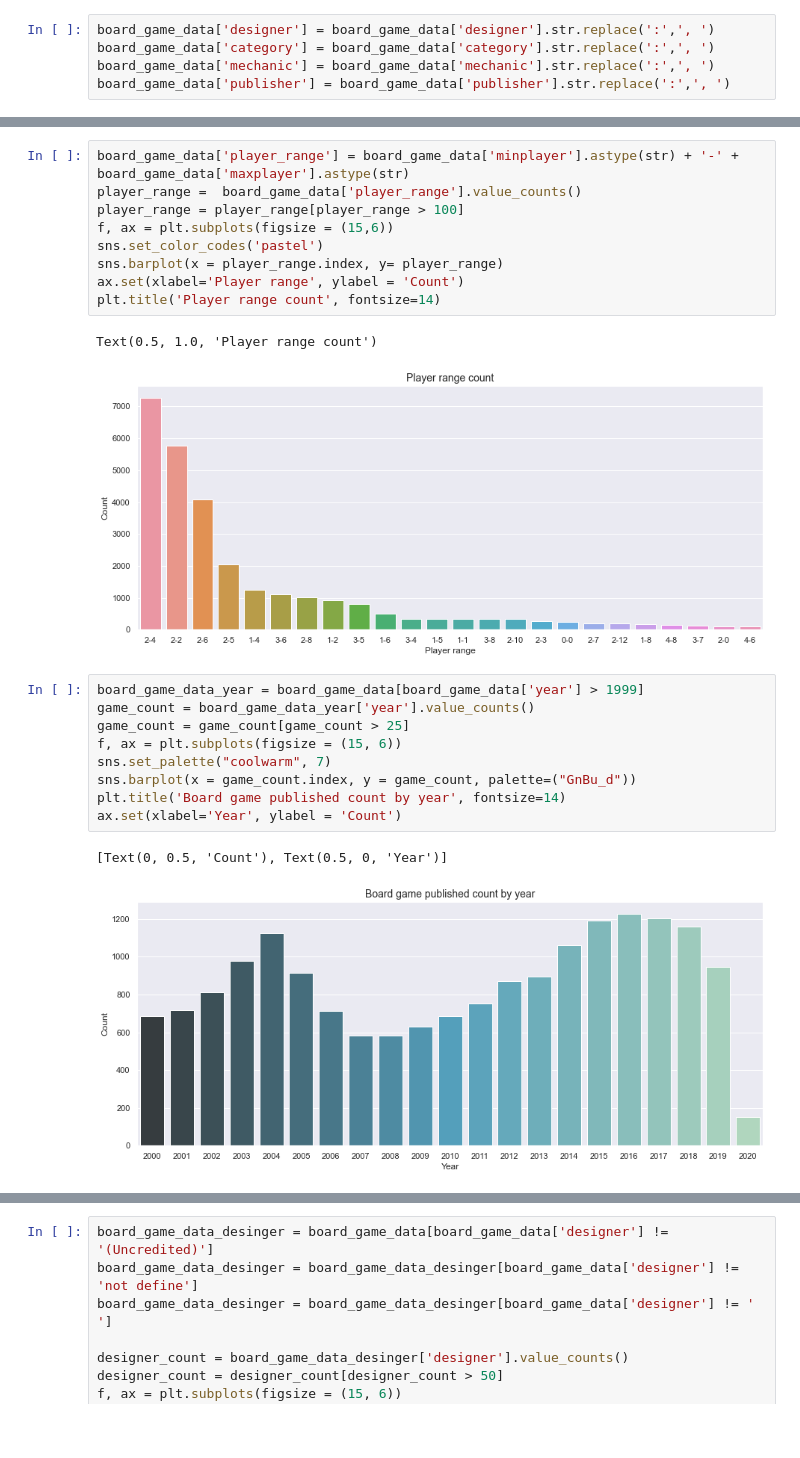
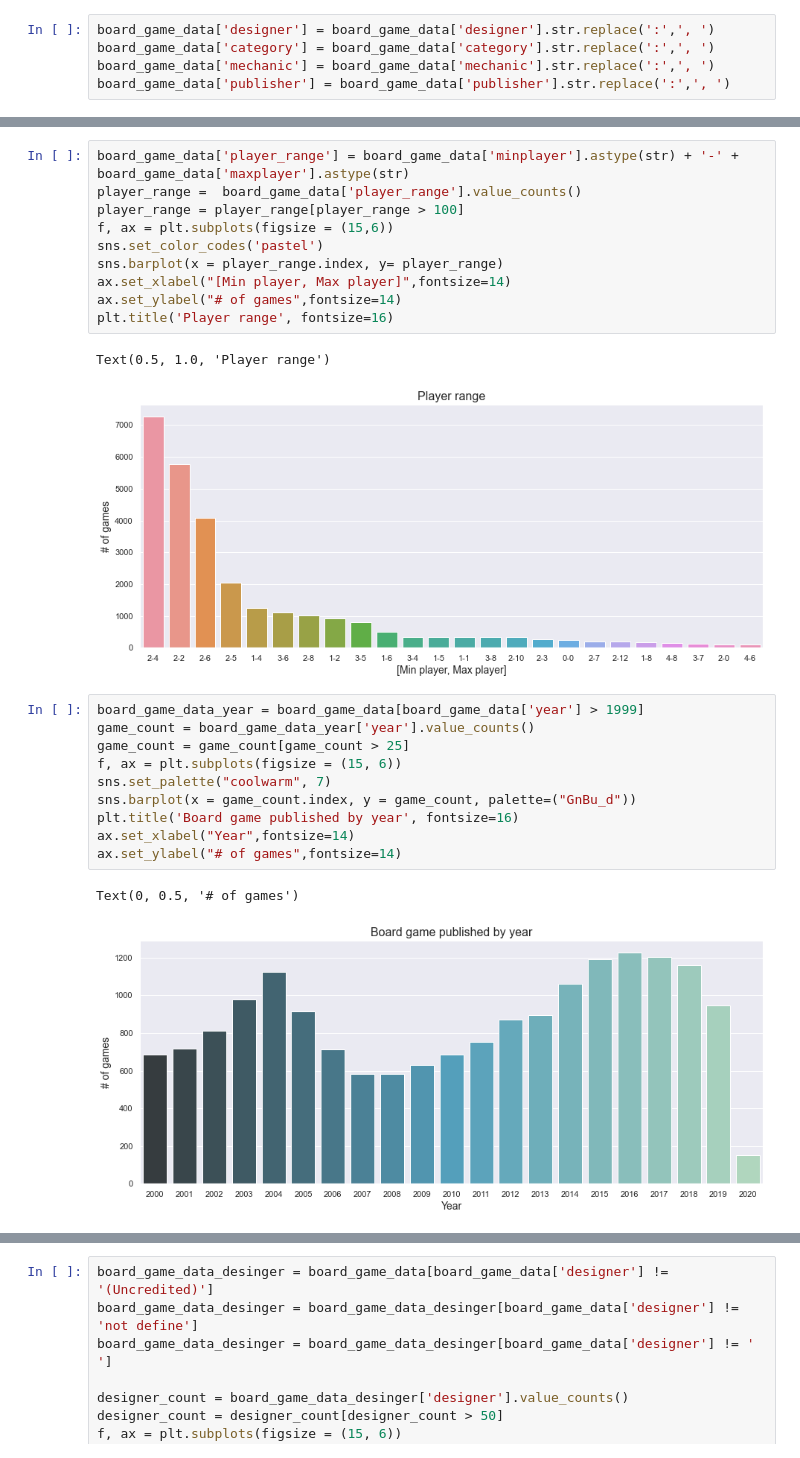
Before and after one commit to jankichauhan/BoardGamesRatings, a Jupyter notebook: src/EDA.ipynb, the cells around one changed output, grey strips where cells are left out. Saved outputs shown, nothing was run; the diff lists cells and outputs as text; blank space fills up the shorter version.

```diff
--- a/src/EDA.ipynb
+++ b/src/EDA.ipynb
@@ -87,15 +98,16 @@ board_game_data['publisher'] = board_game_data['publisher'].str.replace(':',', '
 # %%
 board_game_data['player_range'] = board_game_data['minplayer'].astype(str) + '-' + board_game_data['maxplayer'].astype(str)
 player_range =  board_game_data['player_range'].value_counts()
 player_range = player_range[player_range > 100]
 f, ax = plt.subplots(figsize = (15,6))
 sns.set_color_codes('pastel')
 sns.barplot(x = player_range.index, y= player_range)
-ax.set(xlabel='Player range', ylabel = 'Count')
-plt.title('Player range count', fontsize=14)
+ax.set_xlabel("[Min player, Max player]",fontsize=14)
+ax.set_ylabel("# of games",fontsize=14)
+plt.title('Player range', fontsize=16)
 # %% [output]
-Text(0.5, 1.0, 'Player range count')
+Text(0.5, 1.0, 'Player range')
-[figure, old version]
+[figure, new version]
 # %%
 board_game_data_year = board_game_data[board_game_data['year'] > 1999]
 game_count = board_game_data_year['year'].value_counts()
@@ -103,11 +115,12 @@ game_count = game_count[game_count > 25]
 f, ax = plt.subplots(figsize = (15, 6))
 sns.set_palette("coolwarm", 7)
 sns.barplot(x = game_count.index, y = game_count, palette=("GnBu_d"))
-plt.title('Board game published count by year', fontsize=14)
-ax.set(xlabel='Year', ylabel = 'Count')
+plt.title('Board game published by year', fontsize=16)
+ax.set_xlabel("Year",fontsize=14)
+ax.set_ylabel("# of games",fontsize=14)
 # %% [output]
-[Text(0, 0.5, 'Count'), Text(0.5, 0, 'Year')]
+Text(0, 0.5, '# of games')
-[figure, old version]
+[figure, new version]
 # %%
 board_game_data_desinger = board_game_data[board_game_data['designer'] != '(Uncredited)']
 board_game_data_desinger = board_game_data_desinger[board_game_data_desinger['rank'] != 0]
```
Also changed, not shown: parts of 17 cells of this notebook, 6 other files.
